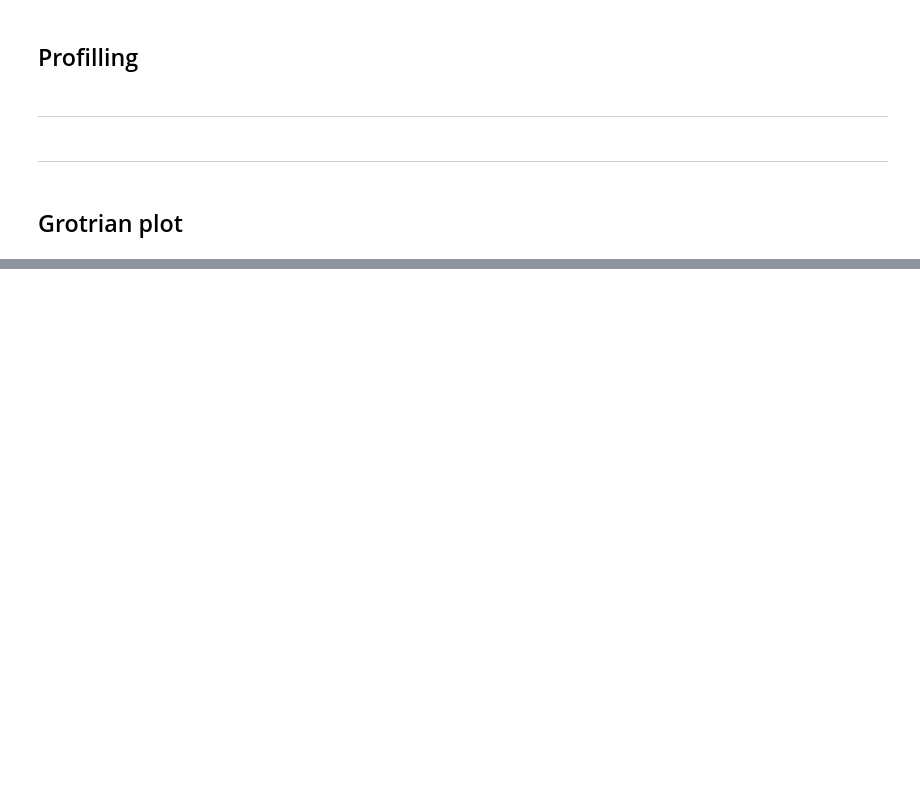
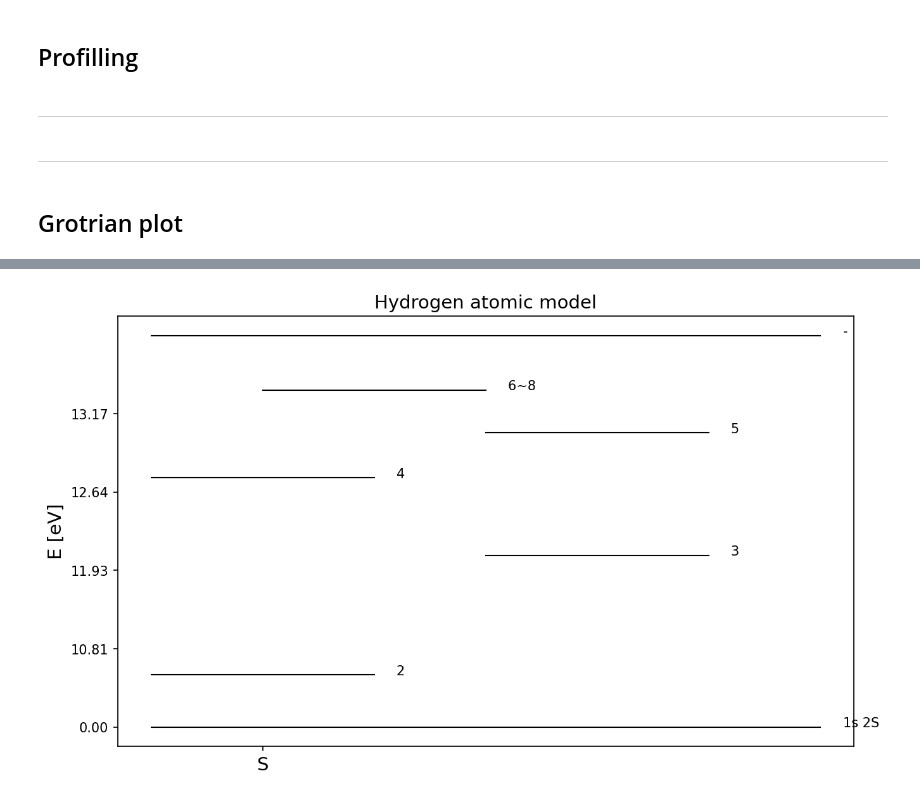
Before and after one commit to kouui/spectra-deprecated, a Jupyter notebook: notebooks/StatisticalEquilibrium/Hydrogen_atom_debug.ipynb, the cells around one changed output, grey strips where cells are left out. Cells and saved outputs as stored; diff of their text form; code cells hidden in the pictures; blank space fills up the shorter version.

```diff
--- a/notebooks/StatisticalEquilibrium/Hydrogen_atom_debug.ipynb
+++ b/notebooks/StatisticalEquilibrium/Hydrogen_atom_debug.ipynb
@@ -437,0 +440,5 @@ gro.show_fig()
+# %%
+gro.make_fig(_figsize=(10,6),_dpi=150, _f=50)
+gro.show_fig()
+# %% [output]
+[figure, added]
```
Also changed, not shown: parts of 4 cells of this notebook, 2 other files.
